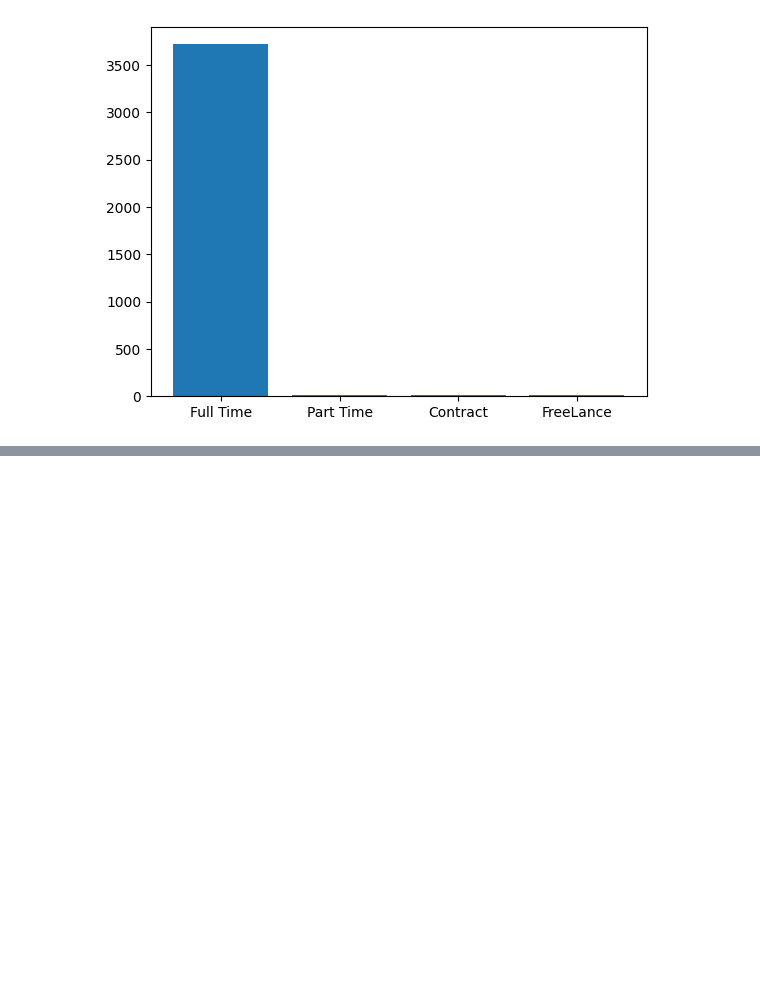
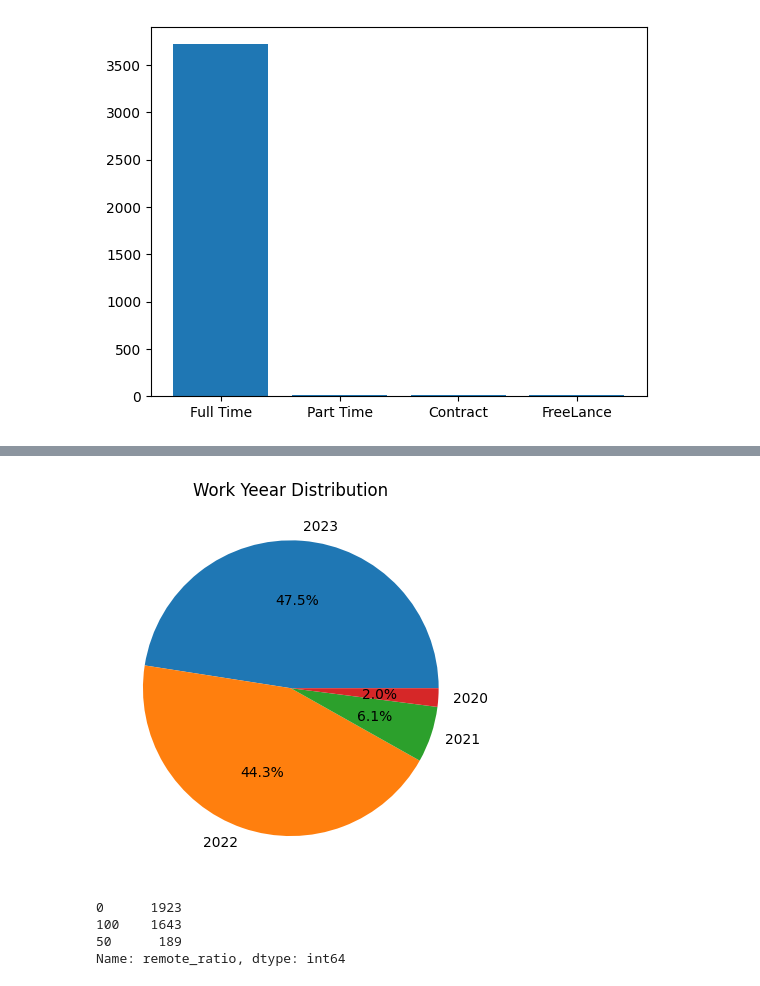
Before and after one commit to AyushPandey-123/Data-Science-Salary-Prediction, a Jupyter notebook: notebook/EDA.ipynb, the cells around one changed output, grey strips where cells are left out. Cells and saved outputs as stored; diff of their text form; code cells hidden in the pictures; blank space fills up the shorter version.

```diff
--- a/notebook/EDA.ipynb
+++ b/notebook/EDA.ipynb
@@ -124,0 +148,14 @@ df.head(5)
+# %%
+work_year = df['work_year'].value_counts()
+fig = plt.pie(work_year,labels=work_year.index,autopct='%1.1f%%')
+plt.title("Work Yeear Distribution")
+plt.show()
+# %% [output]
+[figure, added]
+# %%
+df['remote_ratio'].value_counts()
+# %% [output]
+0      1923
+100    1643
+50      189
+Name: remote_ratio, dtype: int64
```
Also changed, not shown: parts of 8 cells of this notebook, 2 other files.
